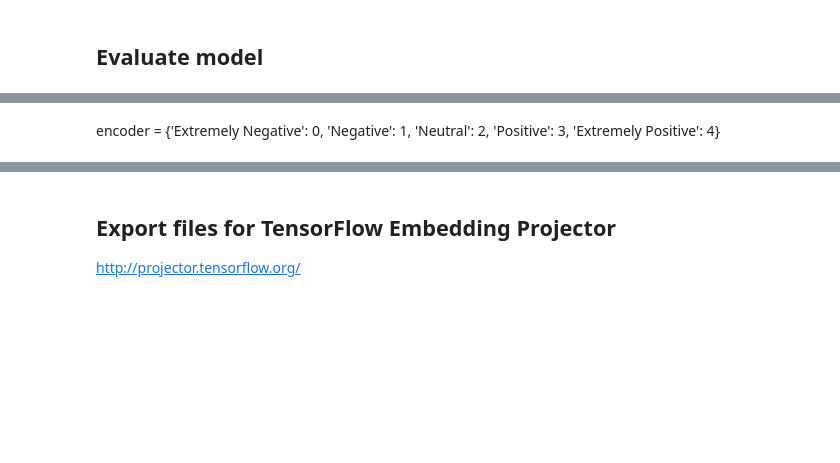
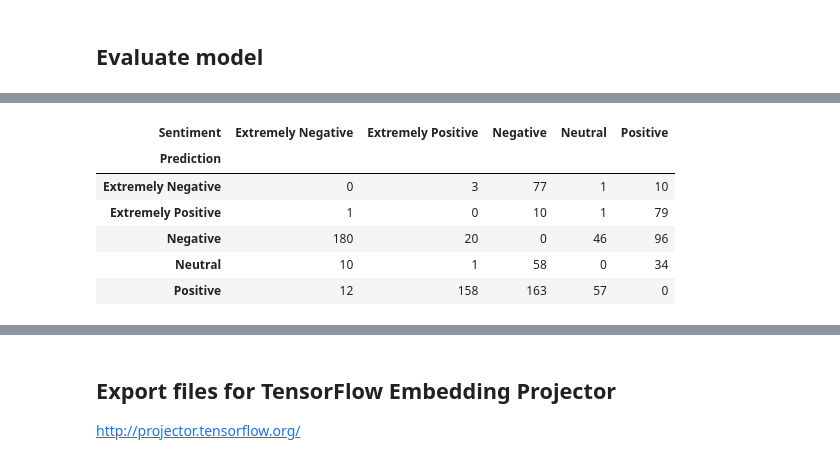
Before and after one commit to jenny-chou/Kaggle-COVID-tweet, a Jupyter notebook: Covid-tweets-sentiment_method1.ipynb, the cells around one changed output, grey strips where cells are left out. Cells and saved outputs as stored; diff of their text form; code cells hidden in the pictures; blank space fills up the shorter version.

```diff
--- a/Covid-tweets-sentiment_method1.ipynb
+++ b/Covid-tweets-sentiment_method1.ipynb
@@ -643,8 +636,8 @@ train_corpus = tf.keras.preprocessing.sequence.pad_sequences(sequences, maxlen=m
 sequences = tokenizer.texts_to_sequences(test_df.CleanTweet.values)
 test_corpus = tf.keras.preprocessing.sequence.pad_sequences(sequences, maxlen=max_len, truncating='post', padding='post')
 
-train_target = train_df.Sentiment.values
-test_target = test_df.Sentiment.values
+train_target = train_df.Sentiment_encode.values
+test_target = test_df.Sentiment_encode.values
 # %% [output]
 32216
 # %% [markdown]
@@ -747,5 +776,5 @@ model.fit(train_corpus, train_target, epochs=epoch, batch_size=batch, validation
 # %%
 test_predict = np.argmax(model.predict(test_corpus), axis=1)
 test_df["Prediction"] = sentiment_encoder.inverse_transform(test_predict)
-test_df["Misclassified"] = (test_eval_df.Sentiment==test_eval_df.Sentiment_pred).astype(int)
+test_df["Misclassified"] = (test_df.Sentiment!=test_df.Prediction).astype(int)
 test_df.head(10)
@@ -754,2 +805,11 @@ test_df.groupby(["Sentiment"]).Misclassified.describe()
 # %%
-test_df.pivot_table(index="Sentiment", columns="Prediction", values="Misclassified", aggfunc=np.sum)
+# Count the misclassified
+test_df.pivot_table(index="Prediction", columns="Sentiment", values="Misclassified", aggfunc=np.sum)
+# %% [output]
+| Sentiment | Extremely Negative | Extremely Positive | Negative | Neutral | Positive |
+| Prediction |  |  |  |  |  |
+| Extremely Negative | 0 | 3 | 77 | 1 | 10 |
+| Extremely Positive | 1 | 0 | 10 | 1 | 79 |
+| Negative | 180 | 20 | 0 | 46 | 96 |
+| Neutral | 10 | 1 | 58 | 0 | 34 |
+| Positive | 12 | 158 | 163 | 57 | 0 |
@@ -761,5 +815,0 @@ test_predict_df
-# %% [markdown]
-encoder = {'Extremely Negative': 0,
-           'Negative': 1,
-           'Neutral': 2,
-           'Positive': 3, 'Extremely Positive': 4}
```
Also changed, not shown: parts of 26 cells of this notebook, 1 other file.
